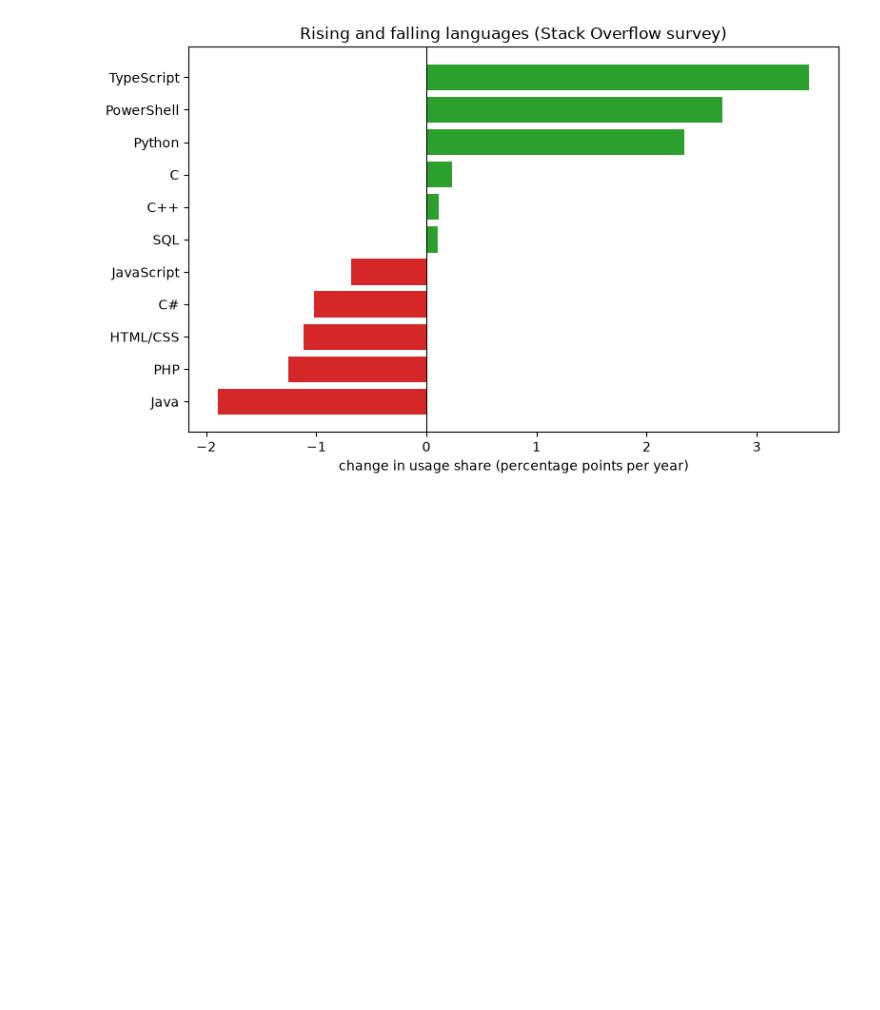
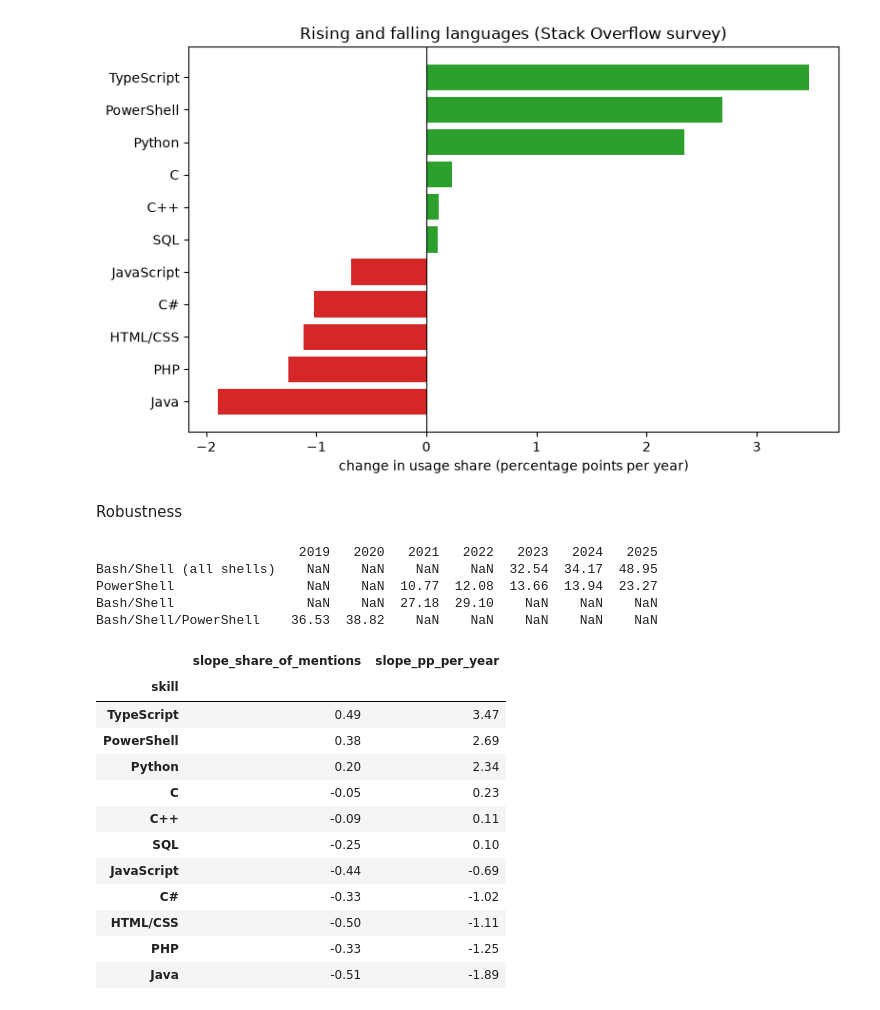
Before and after one commit to ItsBhartendra/techtrend-radar, a Jupyter notebook: notebooks/03_trend_analysis.ipynb, the cells around one changed output. Drawn from its saved outputs; the diff is of its cells as text; code cells hidden in the pictures; blank space fills up the shorter version.

Commit message:
docs: add trend robustness findings and survey category change note

```diff
--- a/notebooks/03_trend_analysis.ipynb
+++ b/notebooks/03_trend_analysis.ipynb
@@ -280,3 +280,44 @@ trends.round(3).to_csv("reports/skill_trends_languages.csv", index=False)
 table.to_csv("reports/language_share_by_year.csv")
 # %% [output]
 [figure]
+# %% [markdown]
+Robustness
+# %%
+# (a) Which names exist for Bash / PowerShell in each year?
+full = share_table(data, top_n=150)
+print(full[full.index.str.contains("Bash|Shell|Power", case=False)])
+
+# (b) Robustness: use 'share of all mentions' instead of 'share of people'.
+# This removes year-wide inflation (e.g. people listing more languages in 2025).
+mention = full.div(full.sum()) * 100
+rows = []
+for lang in table.index:
+    s = mention.loc[lang].dropna()
+    if len(s) < 5:
+        continue
+    x = (s.index.values - 2022).reshape(-1, 1)
+    rows.append({"skill": lang,
+                 "slope_share_of_mentions": LinearRegression().fit(x, s.values).coef_[0]})
+check = (pd.DataFrame(rows).set_index("skill")
+         .join(trends.set_index("skill")[["slope_pp_per_year"]])
+         .sort_values("slope_pp_per_year", ascending=False))
+check.round(2)
+# %% [output]
+                          2019   2020   2021   2022   2023   2024   2025
+Bash/Shell (all shells)    NaN    NaN    NaN    NaN  32.54  34.17  48.95
+PowerShell                 NaN    NaN  10.77  12.08  13.66  13.94  23.27
+Bash/Shell                 NaN    NaN  27.18  29.10    NaN    NaN    NaN
+Bash/Shell/PowerShell    36.53  38.82    NaN    NaN    NaN    NaN    NaN
+|  | slope_share_of_mentions | slope_pp_per_year |
+| skill |  |  |
+| TypeScript | 0.49 | 3.47 |
+| PowerShell | 0.38 | 2.69 |
+| Python | 0.20 | 2.34 |
+| C | -0.05 | 0.23 |
+| C++ | -0.09 | 0.11 |
+| SQL | -0.25 | 0.10 |
+| JavaScript | -0.44 | -0.69 |
+| C# | -0.33 | -1.02 |
+| HTML/CSS | -0.50 | -1.11 |
+| PHP | -0.33 | -1.25 |
+| Java | -0.51 | -1.89 |
```
Also changed, not shown: parts of 1 cell of this notebook.
